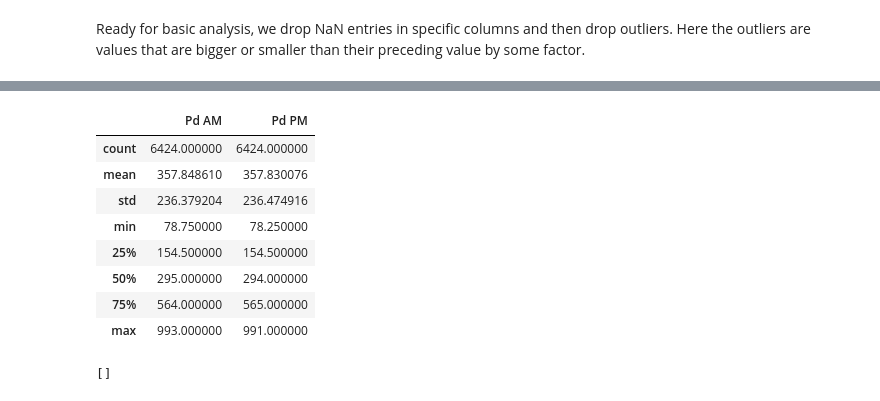
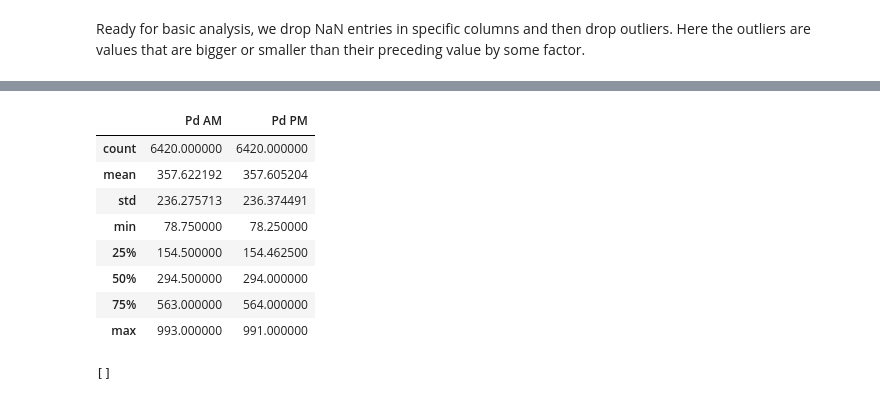
Before and after one commit to mhk-github/Jupyter, a Jupyter notebook: EDA/EDA.ipynb, the cells around one changed output, grey strips where cells are left out. Drawn from its saved outputs; the diff is of its cells as text; code cells hidden in the pictures.

```diff
--- a/EDA/EDA.ipynb
+++ b/EDA/EDA.ipynb
@@ -74,14 +106,39 @@ def clean_data(filename: str, after_millenium: bool) -> None:
 # %% [markdown]
 A function to remove outliers in a given pandas dataframe. The valid column name is given as well as a floating point threshold factor. All rows with values too far above or below the threshold are returned as a list.
 # %%
-def abnormal_value_indices(df: pd.DataFrame, column_name: str, threshold_factor: float) -> list:
-    """Returns rows in a dataframe exceeding a threshold."""
+def abnormal_value_indices(
+    df: pd.DataFrame,
+    column_name: str,
+    threshold_sd: float = 3.0
+) -> List:
+    """
+    Returns rows in a dataframe exceeding a threshold.
+
+    Parameters
+    ----------
+    df : DataFrame
+        Input data
+    column_name : str
+        Name of the column to consider in the input data
+    threshold_sd : float
+        Standard deviations used to find outliers
+
+    Returns
+    -------
+    List
+        List of indices for all outliers
+    """
+
+    threshold = threshold_sd * np.std(np.diff(np.array(df[column_name])))
 
     abnormals_list = []
     previous_value = df[column_name][0]
     for i in range(1, len(df[column_name])):
         current_value = df[column_name][i]
-        if (previous_value > current_value * threshold_factor) or (current_value > previous_value * threshold_factor):
+        if (
+            (previous_value > current_value + threshold)
+            or (current_value > previous_value + threshold)
+        ):
             abnormals_list.append(df.index[i])
         else:
             previous_value = current_value
@@ -166,6 +225,12 @@ data_d1 = {
     'Pd PM': df_london_fixes_daily_1968_2015['Pd PM']
 }
 df_palladium_1 = pd.DataFrame(data_d1).dropna(axis=0)
-df_palladium_1 = df_palladium_1.drop(abnormal_value_indices(df_palladium_1, 'Pd AM', 1.5))
+df_palladium_1 = df_palladium_1.drop(
+    abnormal_value_indices(
+        df_palladium_1,
+        'Pd AM',
+        5.0
+    )
+)
 df_palladium_1.describe()
 # %% [output]
@@ -173,11 +238,11 @@ df_palladium_1.describe()
 |  | Pd AM | Pd PM |
-| count | 6424.000000 | 6424.000000 |
-| mean | 357.848610 | 357.830076 |
-| std | 236.379204 | 236.474916 |
+| count | 6420.000000 | 6420.000000 |
+| mean | 357.622192 | 357.605204 |
+| std | 236.275713 | 236.374491 |
 | min | 78.750000 | 78.250000 |
-| 25% | 154.500000 | 154.500000 |
-| 50% | 295.000000 | 294.000000 |
-| 75% | 564.000000 | 565.000000 |
+| 25% | 154.500000 | 154.462500 |
+| 50% | 294.500000 | 294.000000 |
+| 75% | 563.000000 | 564.000000 |
 | max | 993.000000 | 991.000000 |
 # %%
 data_d2 = {
```
Also changed, not shown: parts of 16 cells of this notebook.
